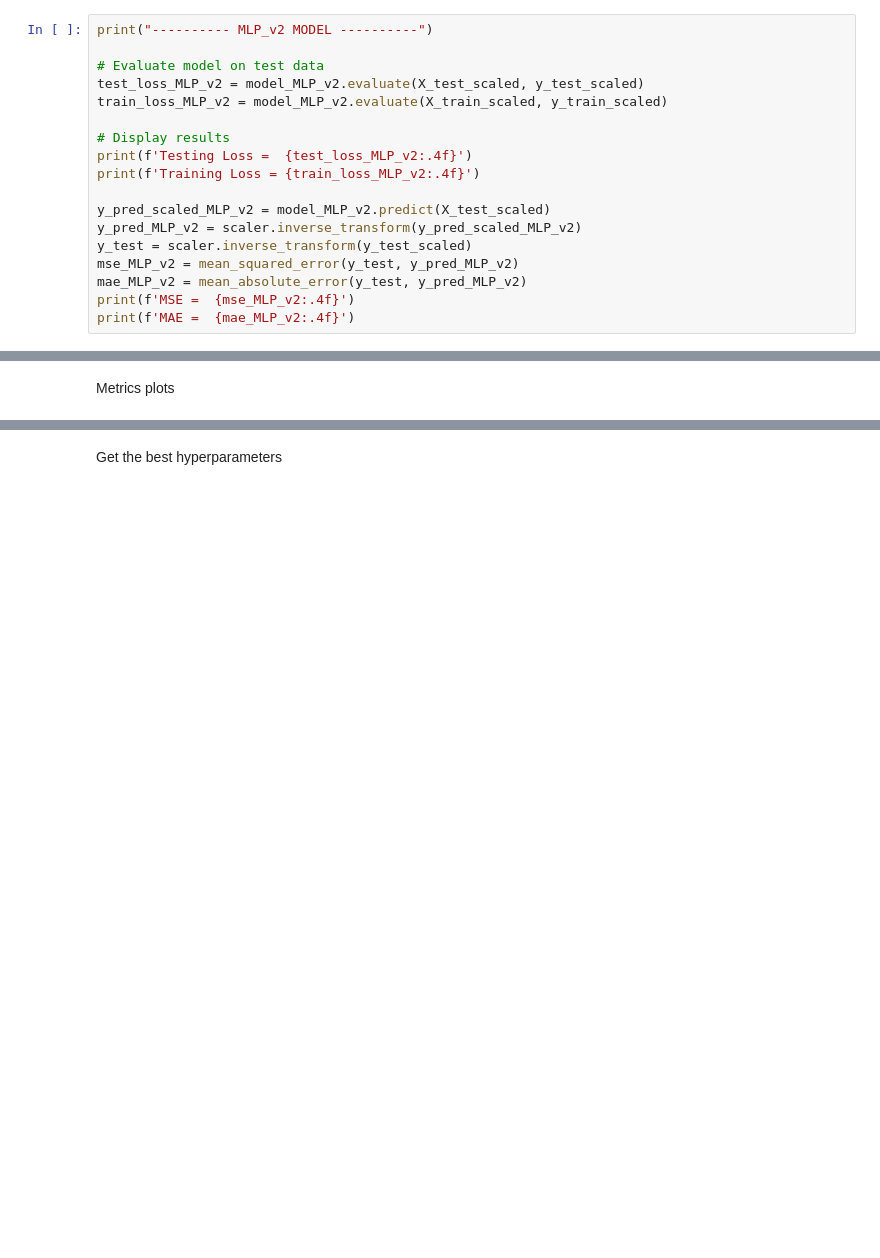
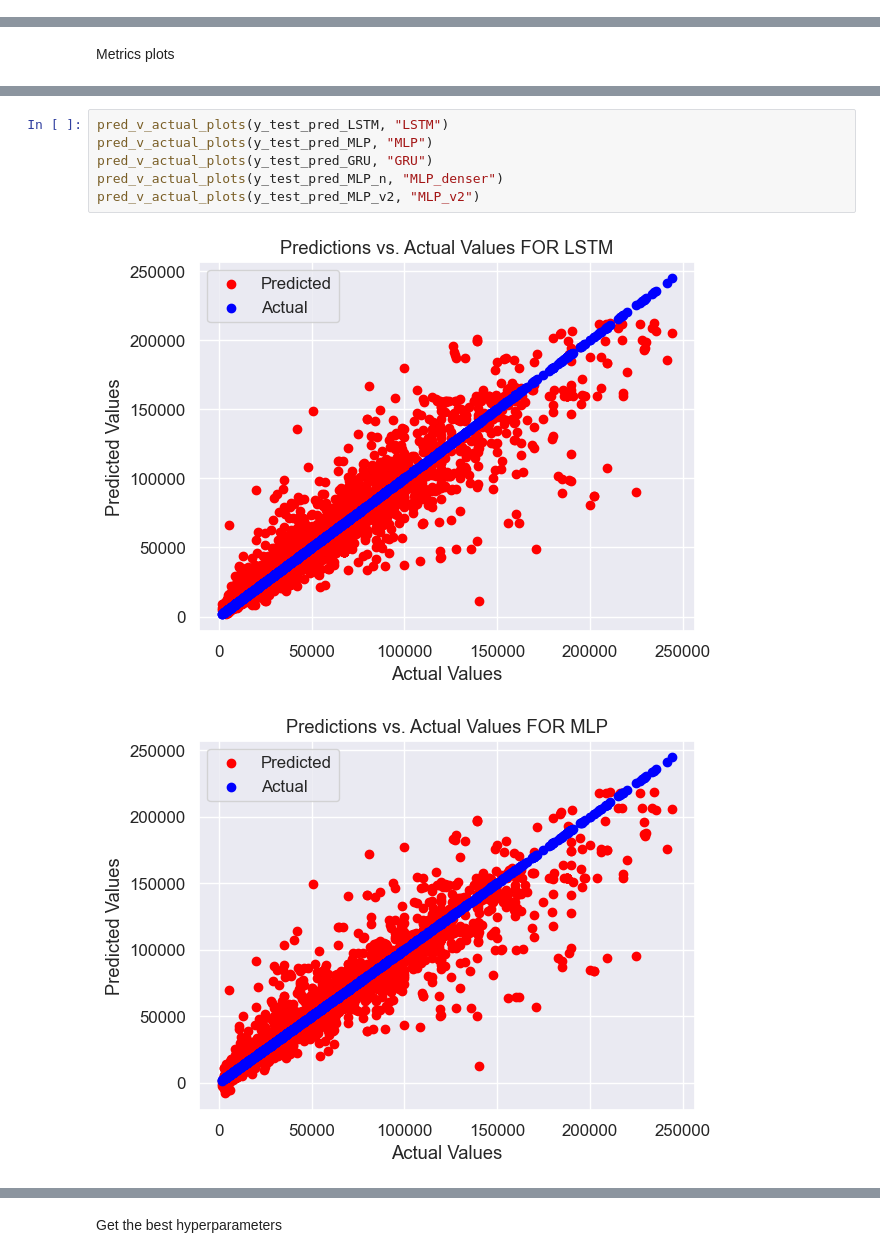
Before and after one commit to PsimonL/AI_Assesment, a Jupyter notebook: main.ipynb, the cells around one changed output, grey strips where cells are left out. Saved outputs shown, nothing was run; the diff lists cells and outputs as text; blank space fills up the shorter version.

```diff
--- a/main.ipynb
+++ b/main.ipynb
@@ -759,18 +713,0 @@ MAE =  11508.5760
-# %%
-print("---------- MLP_v2 MODEL ----------")
-
-# Evaluate model on test data
-test_loss_MLP_v2 = model_MLP_v2.evaluate(X_test_scaled, y_test_scaled)
-train_loss_MLP_v2 = model_MLP_v2.evaluate(X_train_scaled, y_train_scaled)
-
-# Display results
-print(f'Testing Loss =  {test_loss_MLP_v2:.4f}')
-print(f'Training Loss = {train_loss_MLP_v2:.4f}')
-
-y_pred_scaled_MLP_v2 = model_MLP_v2.predict(X_test_scaled)
-y_pred_MLP_v2 = scaler.inverse_transform(y_pred_scaled_MLP_v2)
-y_test = scaler.inverse_transform(y_test_scaled)
-mse_MLP_v2 = mean_squared_error(y_test, y_pred_MLP_v2)
-mae_MLP_v2 = mean_absolute_error(y_test, y_pred_MLP_v2)
-print(f'MSE =  {mse_MLP_v2:.4f}')
-print(f'MAE =  {mae_MLP_v2:.4f}')
@@ -865,0 +902,9 @@ metrics_plots(history_MLP_v2, y_pred_MLP_v2, mae_MLP_v2, mse_MLP_v2, "MLP v2")
+# %%
+pred_v_actual_plots(y_test_pred_LSTM, "LSTM")
+pred_v_actual_plots(y_test_pred_MLP, "MLP")
+pred_v_actual_plots(y_test_pred_GRU, "GRU")
+pred_v_actual_plots(y_test_pred_MLP_n, "MLP_denser")
+pred_v_actual_plots(y_test_pred_MLP_v2, "MLP_v2")
+# %% [output]
+[figure, added]
+[figure, added]
```
Also changed, not shown: parts of 35 cells of this notebook.
